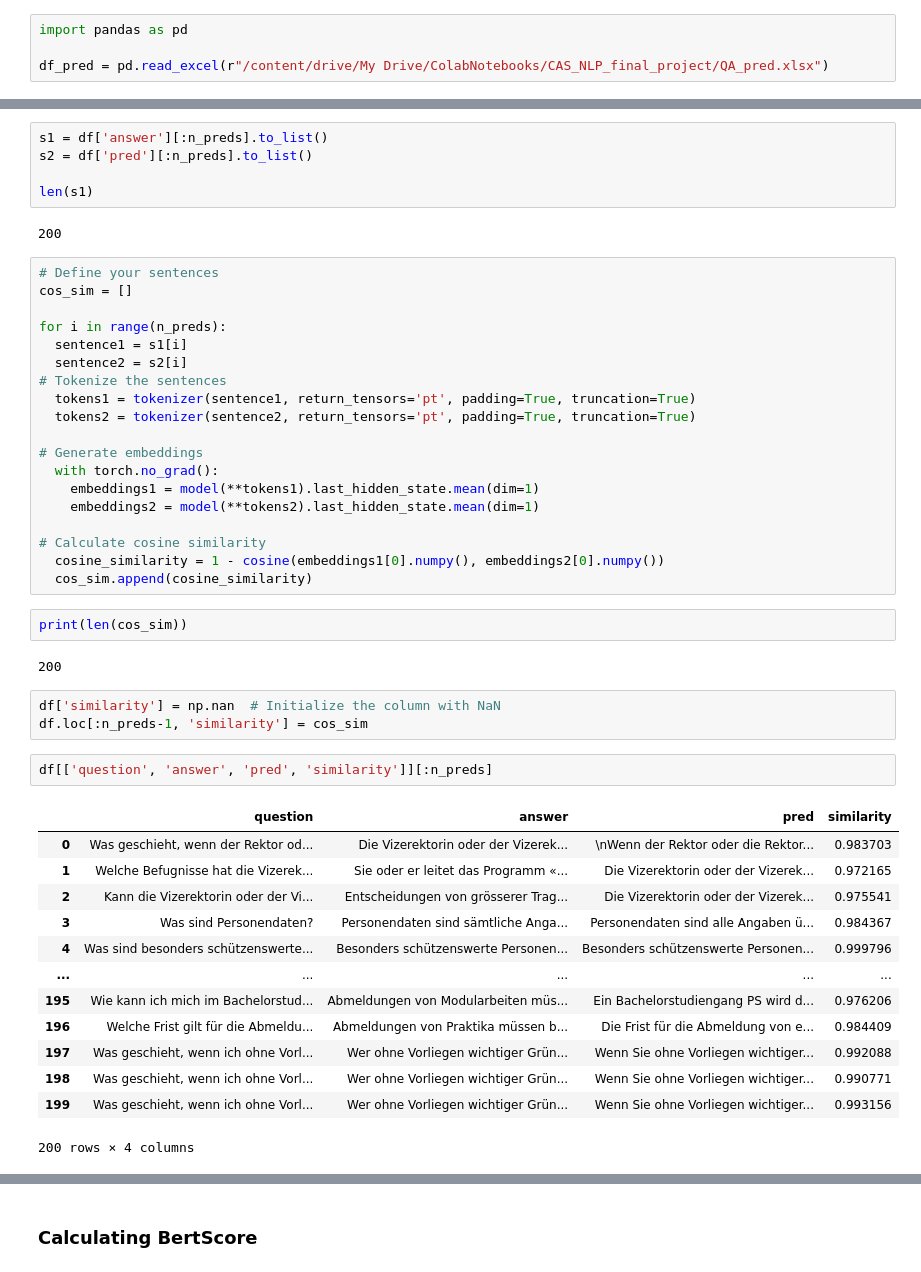
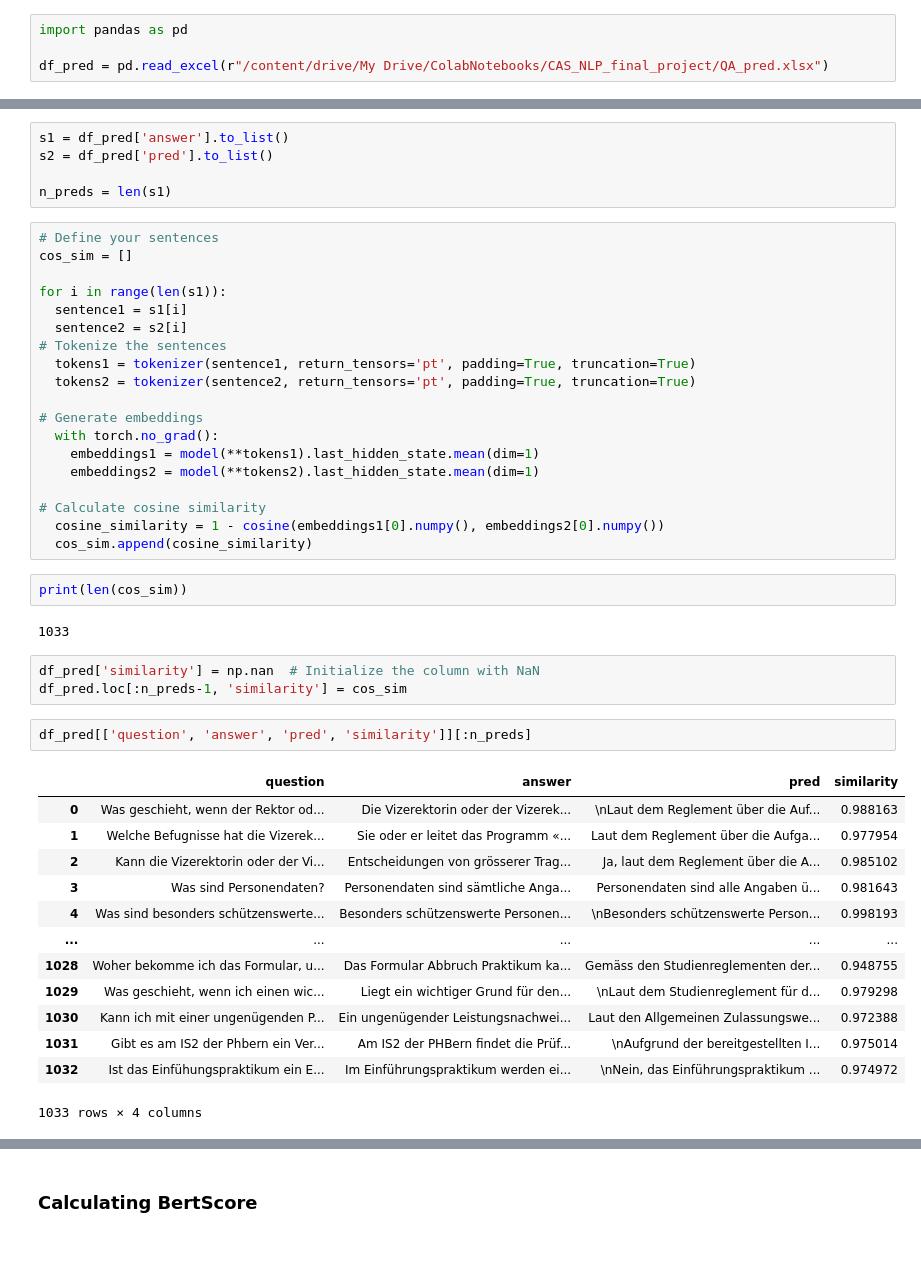
Before and after one commit to marc1971/Assignement-Module4-CAS-NLP, a Jupyter notebook: final_project_main.ipynb, the cells around one changed output, grey strips where cells are left out. Cells and saved outputs as stored; diff of their text form.

```diff
--- a/final_project_main.ipynb
+++ b/final_project_main.ipynb
@@ -457,15 +463,13 @@ model = AutoModel.from_pretrained('PM-AI/bi-encoder_msmarco_bert-base_german')
 # %%
-s1 = df['answer'][:n_preds].to_list()
-s2 = df['pred'][:n_preds].to_list()
+s1 = df_pred['answer'].to_list()
+s2 = df_pred['pred'].to_list()
 
-len(s1)
+n_preds = len(s1)
-# %% [output]
-200
 # %%
 # Define your sentences
 cos_sim = []
 
-for i in range(n_preds):
+for i in range(len(s1)):
   sentence1 = s1[i]
   sentence2 = s2[i]
 # Tokenize the sentences
@@ -483,25 +487,25 @@ for i in range(n_preds):
 # %%
 print(len(cos_sim))
 # %% [output]
-200
+1033
 # %%
-df['similarity'] = np.nan  # Initialize the column with NaN
-df.loc[:n_preds-1, 'similarity'] = cos_sim
+df_pred['similarity'] = np.nan  # Initialize the column with NaN
+df_pred.loc[:n_preds-1, 'similarity'] = cos_sim
 # %%
-df[['question', 'answer', 'pred', 'similarity']][:n_preds]
+df_pred[['question', 'answer', 'pred', 'similarity']][:n_preds]
 # %% [output]
 |  | question | answer | pred | similarity |
-| 0 | Was geschieht, wenn der Rektor od... | Die Vizerektorin oder der Vizerek... | \nWenn der Rektor oder die Rektor... | 0.983703 |
-| 1 | Welche Befugnisse hat die Vizerek... | Sie oder er leitet das Programm «... | Die Vizerektorin oder der Vizerek... | 0.972165 |
-| 2 | Kann die Vizerektorin oder der Vi... | Entscheidungen von grösserer Trag... | Die Vizerektorin oder der Vizerek... | 0.975541 |
-| 3 | Was sind Personendaten? | Personendaten sind sämtliche Anga... | Personendaten sind alle Angaben ü... | 0.984367 |
-| 4 | Was sind besonders schützenswerte... | Besonders schützenswerte Personen... | Besonders schützenswerte Personen... | 0.999796 |
+| 0 | Was geschieht, wenn der Rektor od... | Die Vizerektorin oder der Vizerek... | \nLaut dem Reglement über die Auf... | 0.988163 |
+| 1 | Welche Befugnisse hat die Vizerek... | Sie oder er leitet das Programm «... | Laut dem Reglement über die Aufga... | 0.977954 |
+| 2 | Kann die Vizerektorin oder der Vi... | Entscheidungen von grösserer Trag... | Ja, laut dem Reglement über die A... | 0.985102 |
+| 3 | Was sind Personendaten? | Personendaten sind sämtliche Anga... | Personendaten sind alle Angaben ü... | 0.981643 |
+| 4 | Was sind besonders schützenswerte... | Besonders schützenswerte Personen... | \nBesonders schützenswerte Person... | 0.998193 |
 | ... | ... | ... | ... | ... |
-| 195 | Wie kann ich mich im Bachelorstud... | Abmeldungen von Modularbeiten müs... | Ein Bachelorstudiengang PS wird d... | 0.976206 |
-| 196 | Welche Frist gilt für die Abmeldu... | Abmeldungen von Praktika müssen b... | Die Frist für die Abmeldung von e... | 0.984409 |
-| 197 | Was geschieht, wenn ich ohne Vorl... | Wer ohne Vorliegen wichtiger Grün... | Wenn Sie ohne Vorliegen wichtiger... | 0.992088 |
-| 198 | Was geschieht, wenn ich ohne Vorl... | Wer ohne Vorliegen wichtiger Grün... | Wenn Sie ohne Vorliegen wichtiger... | 0.990771 |
-| 199 | Was geschieht, wenn ich ohne Vorl... | Wer ohne Vorliegen wichtiger Grün... | Wenn Sie ohne Vorliegen wichtiger... | 0.993156 |
+| 1028 | Woher bekomme ich das Formular, u... | Das Formular Abbruch Praktikum ka... | Gemäss den Studienreglementen der... | 0.948755 |
+| 1029 | Was geschieht, wenn ich einen wic... | Liegt ein wichtiger Grund für den... | \nLaut dem Studienreglement für d... | 0.979298 |
+| 1030 | Kann ich mit einer ungenügenden P... | Ein ungenügender Leistungsnachwei... | Laut den Allgemeinen Zulassungswe... | 0.972388 |
+| 1031 | Gibt es am IS2 der Phbern ein Ver... | Am IS2 der PHBern findet die Prüf... | \nAufgrund der bereitgestellten I... | 0.975014 |
+| 1032 | Ist das Einfühungspraktikum ein E... | Im Einführungspraktikum werden ei... | \nNein, das Einführungspraktikum ... | 0.974972 |
-200 rows × 4 columns
+1033 rows × 4 columns
 # %%
 mean_sim = np.mean(cos_sim)
```
Also changed, not shown: parts of 30 cells of this notebook.
